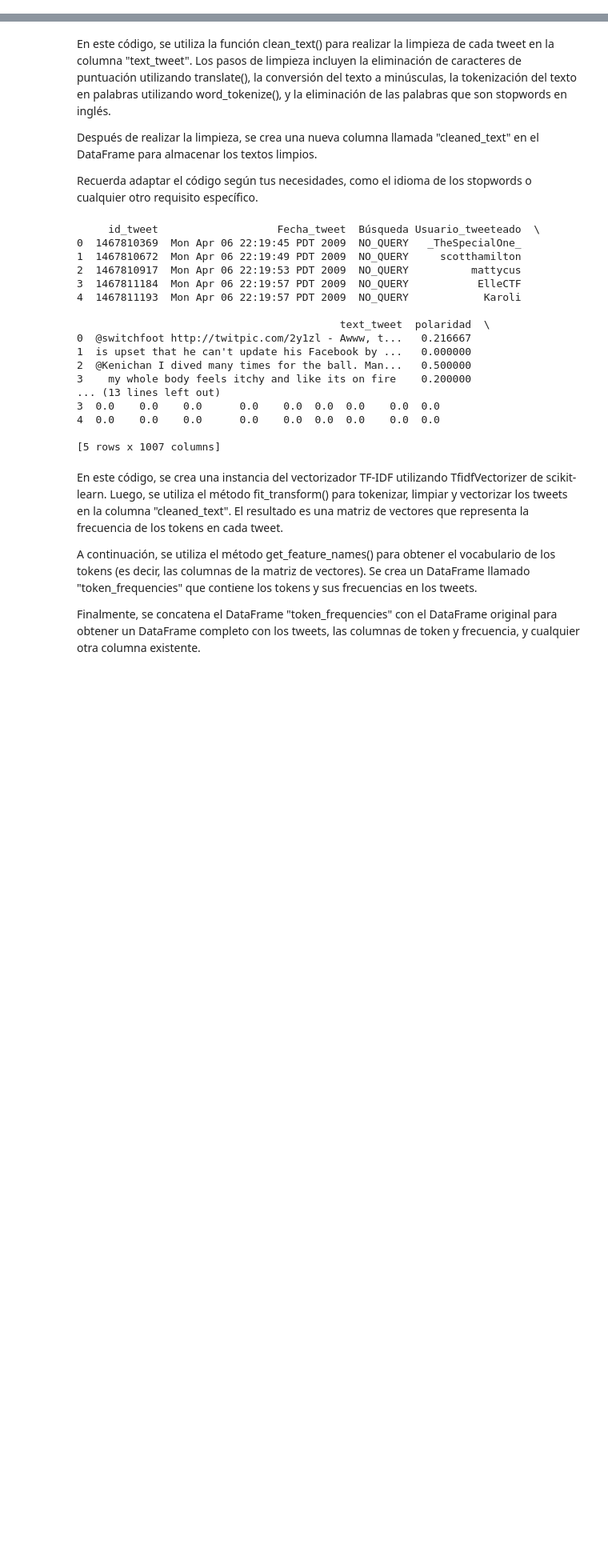
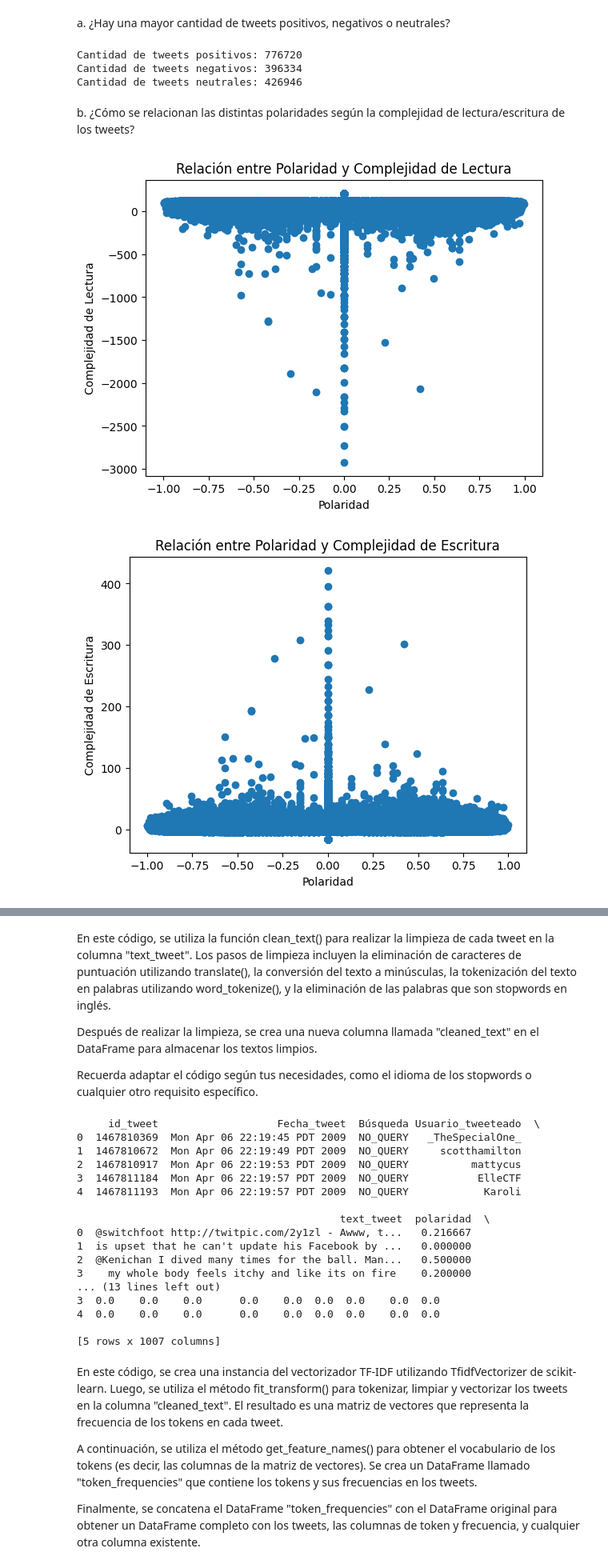
Before and after one commit to sebasfire3/Twitter, a Jupyter notebook: src/sebas_test2.ipynb, the cells around one changed output, grey strips where cells are left out. Shown at 80% size. Drawn from its saved outputs; the diff is of its cells as text; code cells hidden in the pictures; blank space fills up the shorter version.

```diff
--- a/src/sebas_test2.ipynb
+++ b/src/sebas_test2.ipynb
@@ -40,0 +149,43 @@ df=tweets
+# %% [markdown]
+a. ¿Hay una mayor cantidad de tweets positivos, negativos o neutrales?
+# %%
+# Contar la cantidad de tweets positivos, negativos y neutrales
+positive_tweets = df2[df2['polarity'] > 0]
+negative_tweets = df2[df2['polarity'] < 0]
+neutral_tweets = df2[df2['polarity'] == 0]
+
+# Obtener el número de tweets en cada categoría
+num_positive_tweets = len(positive_tweets)
+num_negative_tweets = len(negative_tweets)
+num_neutral_tweets = len(neutral_tweets)
+
+# Imprimir los resultados
+print("Cantidad de tweets positivos:", num_positive_tweets)
+print("Cantidad de tweets negativos:", num_negative_tweets)
+print("Cantidad de tweets neutrales:", num_neutral_tweets)
+# %% [output]
+Cantidad de tweets positivos: 776720
+Cantidad de tweets negativos: 396334
+Cantidad de tweets neutrales: 426946
+# %% [markdown]
+b. ¿Cómo se relacionan las distintas polaridades según la complejidad de lectura/escritura de los
+tweets?
+# %%
+import matplotlib.pyplot as plt
+
+# Crear un gráfico de dispersión para polaridad vs. complejidad de lectura
+plt.scatter(df2['polarity'], df2['reading_ease'])
+plt.xlabel('Polaridad')
+plt.ylabel('Complejidad de Lectura')
+plt.title('Relación entre Polaridad y Complejidad de Lectura')
+plt.show()
+
+# Crear un gráfico de dispersión para polaridad vs. complejidad de escritura
+plt.scatter(df2['polarity'], df2['writing_ease'])
+plt.xlabel('Polaridad')
+plt.ylabel('Complejidad de Escritura')
+plt.title('Relación entre Polaridad y Complejidad de Escritura')
+plt.show()
+# %% [output]
+[figure, added]
+[figure, added]
```
Also changed, not shown: parts of 14 cells of this notebook.
